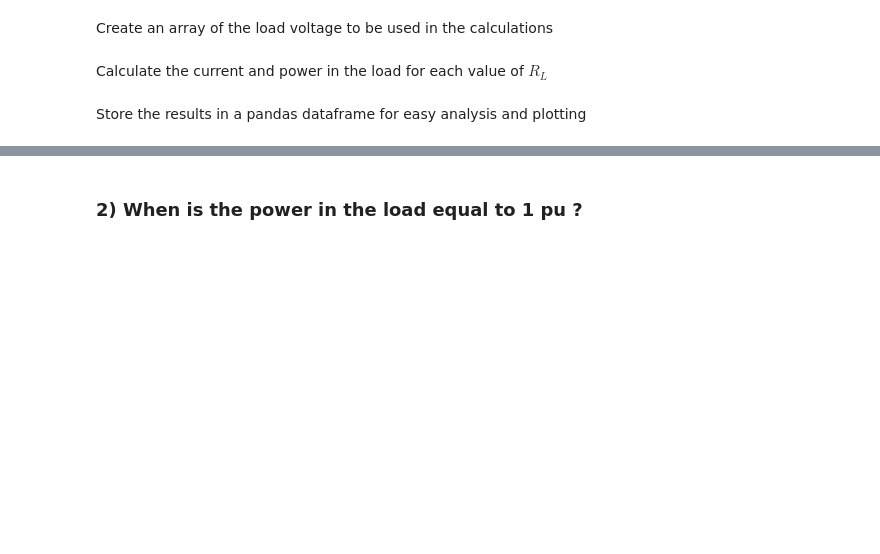
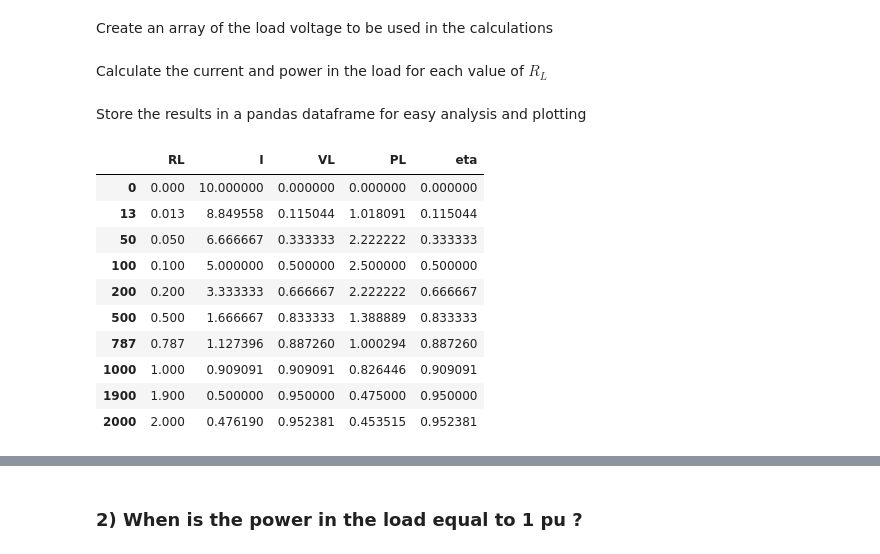
Before and after one commit to flurinaschneider/Energy-Infrastructure, a Jupyter notebook: StarterNotebooks/D03_S03_DCPowerFlow.ipynb, the cells around one changed output, grey strips where cells are left out. Cells and saved outputs as stored; diff of their text form; code cells hidden in the pictures; blank space fills up the shorter version.

```diff
--- a/StarterNotebooks/D03_S03_DCPowerFlow.ipynb
+++ b/StarterNotebooks/D03_S03_DCPowerFlow.ipynb
@@ -77,2 +155,18 @@ Calculate the current and power in the load for each value of $R_{L}$
 # %% [markdown]
 Store the results in a pandas dataframe for easy analysis and plotting
+# %%
+results_R = pd.DataFrame({'RL': RL, 'I': I, 'VL': VL, 'PL': PL, 'eta': eta})
+
+results_R.iloc[[0, 13, 50, 100, 200, 500, 787, 1000, 1900, 2000]]   # a few rows to compare with the slide
+# %% [output]
+|  | RL | I | VL | PL | eta |
+| 0 | 0.000 | 10.000000 | 0.000000 | 0.000000 | 0.000000 |
+| 13 | 0.013 | 8.849558 | 0.115044 | 1.018091 | 0.115044 |
+| 50 | 0.050 | 6.666667 | 0.333333 | 2.222222 | 0.333333 |
+| 100 | 0.100 | 5.000000 | 0.500000 | 2.500000 | 0.500000 |
+| 200 | 0.200 | 3.333333 | 0.666667 | 2.222222 | 0.666667 |
+| 500 | 0.500 | 1.666667 | 0.833333 | 1.388889 | 0.833333 |
+| 787 | 0.787 | 1.127396 | 0.887260 | 1.000294 | 0.887260 |
+| 1000 | 1.000 | 0.909091 | 0.909091 | 0.826446 | 0.909091 |
+| 1900 | 1.900 | 0.500000 | 0.950000 | 0.475000 | 0.950000 |
+| 2000 | 2.000 | 0.476190 | 0.952381 | 0.453515 | 0.952381 |
```
Also changed, not shown: parts of 17 cells of this notebook, 11 other files.
